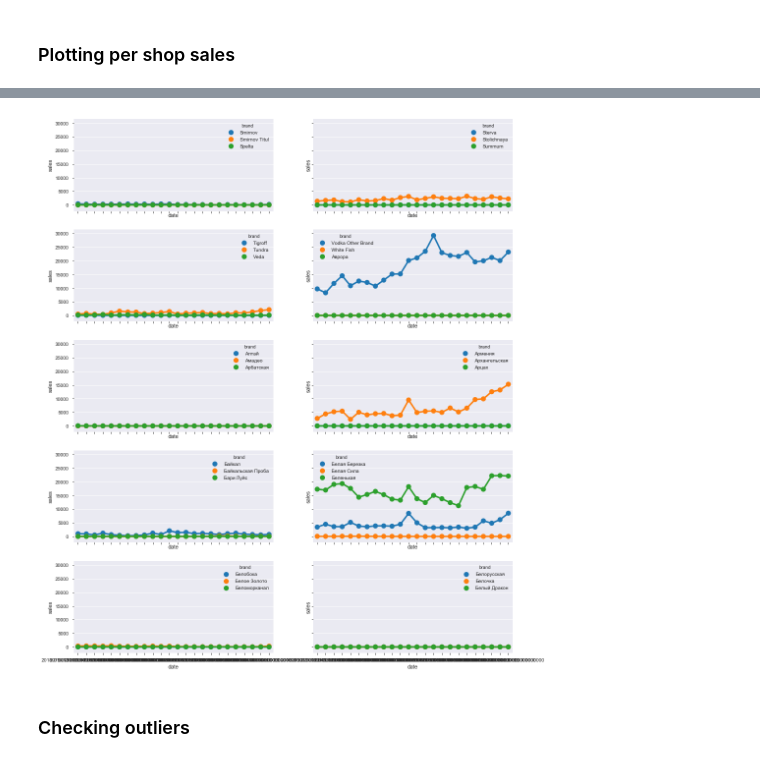
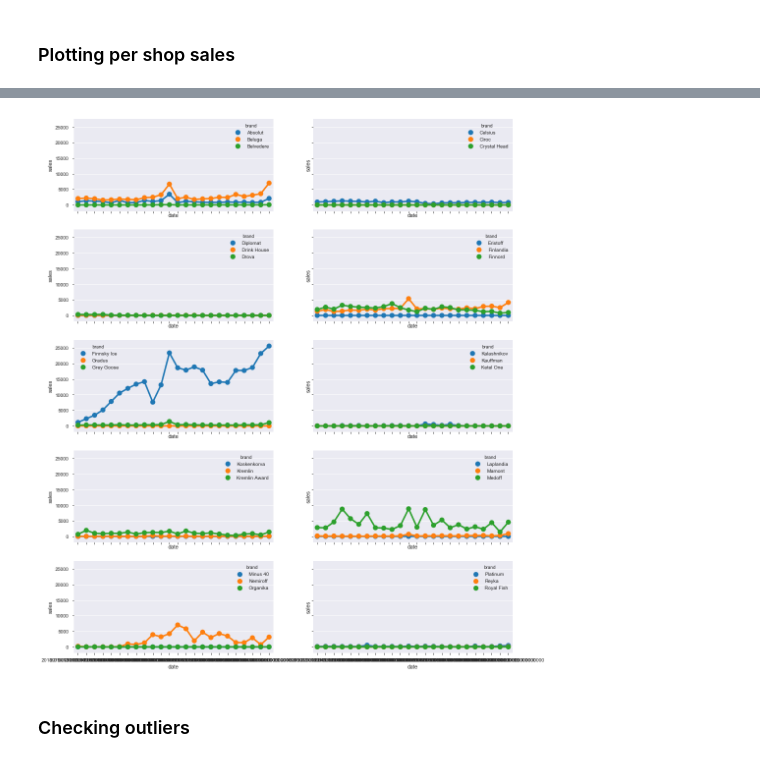
Before and after one commit to denis19973/projector-course_work, a Jupyter notebook: notebooks/EDA.ipynb, the cells around one changed output, grey strips where cells are left out. Drawn from its saved outputs; the diff is of its cells as text; code cells hidden in the pictures.

```diff
--- a/notebooks/EDA.ipynb
+++ b/notebooks/EDA.ipynb
@@ -18,5 +16,5 @@ import catboost as ctb
 # %%
-df = pd.read_csv('sales_transformed_with_coords.csv')
+df = pd.read_csv('sales_transformed_with_coords_metro.csv')
 # %%
 df
 # %% [output]
@@ -75,7 +58,7 @@ grouped_by_address = pd.DataFrame(df.groupby(['address', 'date'])['sales'].sum()
 fig, axes = plt.subplots(nrows=5, ncols=2, sharex=True, sharey=True, figsize=(16,20))
 num_graph = 10
 id_per_graph = 72
-count = 10
+count = 20
 for i in range(5):
     for j in range(2):
         sns.pointplot(
@@ -104,20 +78,20 @@ grouped_by_brand.tail()
 # %%
 fig, axes = plt.subplots(nrows=5, ncols=2, sharex=True, sharey=True, figsize=(16,20))
 num_graph = 10
 id_per_graph = 72
-count = 10
+count = 0
 for i in range(5):
     for j in range(2):
         sns.pointplot(
             x='date',
             y='sales',
             hue='brand',
             data=grouped_by_brand.loc[(grouped_by_brand.index >= count*id_per_graph) & (grouped_by_brand.index < (count+1)*id_per_graph)],
             ax=axes[i][j],
         )
         count += 1
 # %% [output]
-[figure, old version]
+[figure, new version]
 # %% [markdown]
 ### Сhecking outliers
 # %%
```
Also changed, not shown: parts of 86 cells of this notebook, 9 other files.
